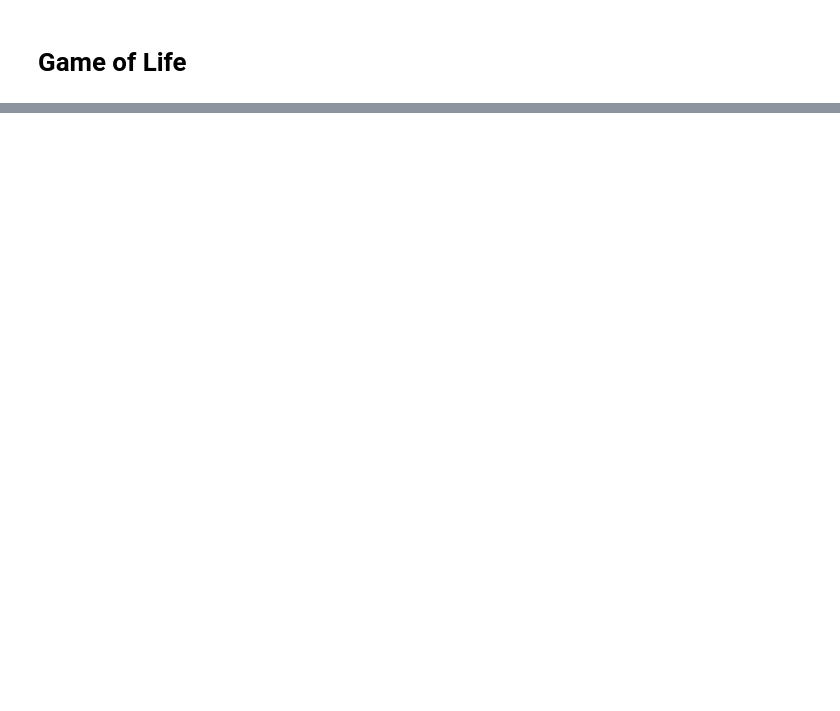
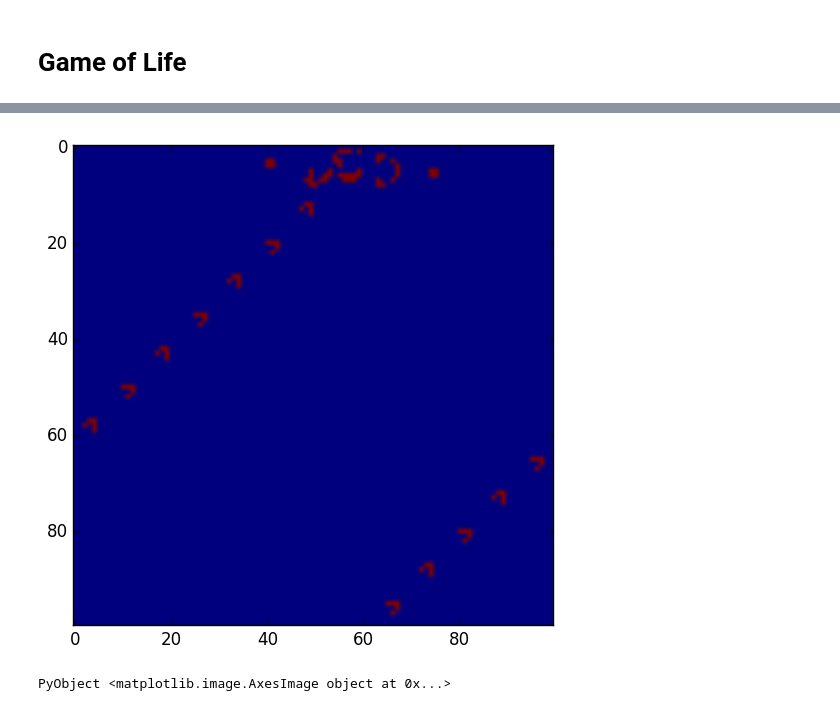
Before and after one commit to albi3ro/M4, a Jupyter notebook: Game of Life.ipynb, the cells around one changed output, grey strips where cells are left out. Drawn from its saved outputs; the diff is of its cells as text; code cells hidden in the pictures; blank space fills up the shorter version.

```diff
--- a/Game of Life.ipynb
+++ b/Game of Life.ipynb
@@ -29,0 +117,16 @@ while loading /home/capella/.julia/v0.4/Interact/src/IJulia/statedict.jl, in exp
+# %%
+run=zeros(UInt64,100,100);
+
+#run[6:8,6:8]=glider
+#run[12:14,12:14]=transpose(glider)
+#run[20:22,20:22]=glider[3:-1:1,:]
+#run[15:17,3:5]=glider[:,3:-1:1]
+run[1:9,41:77]=gun;
+tn=1000;
+
+lifeout=TimeEvaluate(run,tn,100);
+# %%
+imshow(lifeout[:,:,400])
+# %% [output]
+[figure, added]
+PyObject <matplotlib.image.AxesImage object at 0x...>
```
Also changed, not shown: parts of 11 cells of this notebook, 3 other files.
